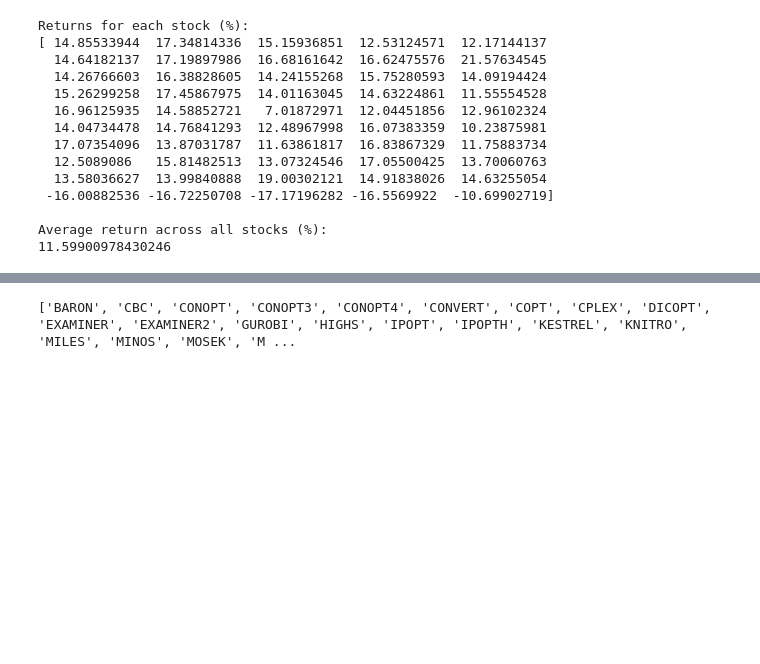
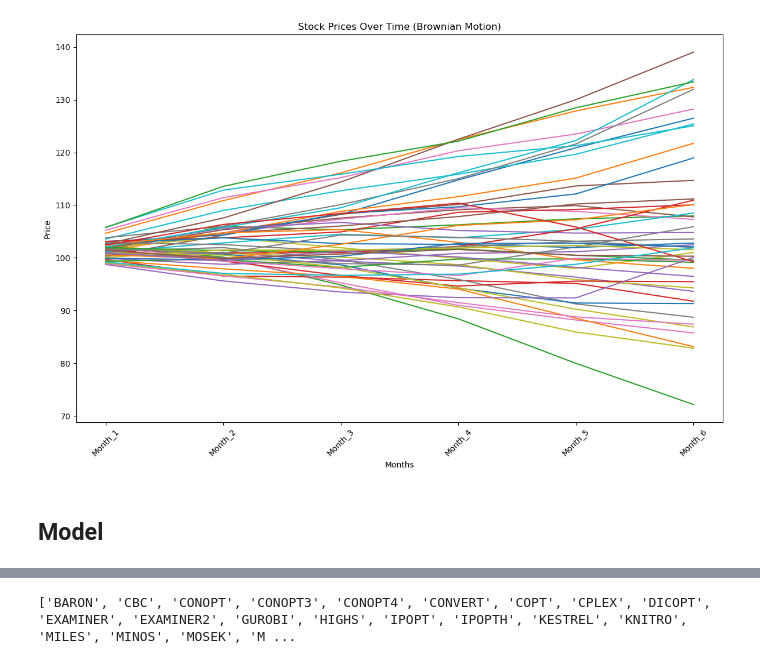
Before and after one commit to thetenthbox/MILP-Formulation-for-Fund-Assessment, a Jupyter notebook: ScratchMILP.ipynb, the cells around one changed output, grey strips where cells are left out. Cells and saved outputs as stored; diff of their text form; code cells hidden in the pictures; blank space fills up the shorter version.

```diff
--- a/ScratchMILP.ipynb
+++ b/ScratchMILP.ipynb
@@ -82,33 +86,25 @@ Stock_50   87.469728
 # %%
-# Calculate the percentage change for each stock
-initial_prices = price_array[:, 0]  # Prices at Month_1 (initial prices)
-final_prices = price_array[:, -1]   # Prices at Month_13 (final prices)
+import matplotlib.pyplot as plt
 
-# Calculate returns for each stock
-returns = ((final_prices - initial_prices) / initial_prices) * 100
+# Plotting the stock prices
+plt.figure(figsize=(12, 8))  # Set the figure size
 
-# Calculate the average return
-average_return = np.mean(returns)
+# Plot each stock's price over time
+for i in range(num_stocks):
+    plt.plot(months, price_array[i], label=f"Stock_{i+1}")
 
-print("Returns for each stock (%):")
-print(returns)
+# Add labels and title
+plt.xlabel("Months")
+plt.ylabel("Price")
+plt.title("Stock Prices Over Time (Brownian Motion)")
+plt.xticks(rotation=45)  # Rotate x-axis labels for better readability
 
-print("\nAverage return across all stocks (%):")
-print(average_return)
+# Show the plot
+plt.tight_layout()  # Adjust layout to prevent overlap
+plt.show()
 # %% [output]
-Returns for each stock (%):
-[ 14.85533944  17.34814336  15.15936851  12.53124571  12.17144137
-  14.64182137  17.19897986  16.68161642  16.62475576  21.57634545
-  14.26766603  16.38828605  14.24155268  15.75280593  14.09194424
-  15.26299258  17.45867975  14.01163045  14.63224861  11.55554528
-  16.96125935  14.58852721   7.01872971  12.04451856  12.96102324
-  14.04734478  14.76841293  12.48967998  16.07383359  10.23875981
-  17.07354096  13.87031787  11.63861817  16.83867329  11.75883734
-  12.5089086   15.81482513  13.07324546  17.05500425  13.70060763
-  13.58036627  13.99840888  19.00302121  14.91838026  14.63255054
- -16.00882536 -16.72250708 -17.17196282 -16.5569922  -10.69902719]
-
-Average return across all stocks (%):
-11.59900978430246
+[figure, added]
+# %% [markdown]
+## Model
 # %%
 # Portfolio Configuration Parameters
```
Also changed, not shown: parts of 7 cells of this notebook, 10 other files.
